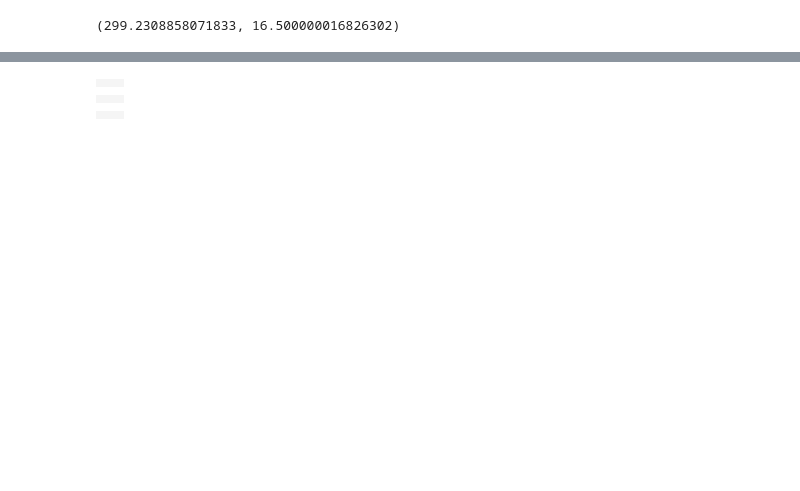
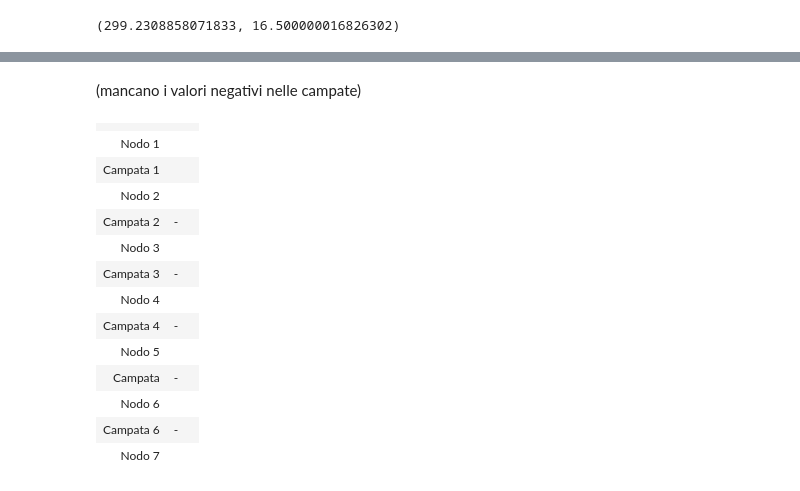
Before and after one commit to sononicola/Sicurezza_Strutturale, a Jupyter notebook: Risolutore Trave.ipynb, the cells around one changed output, grey strips where cells are left out. Drawn from its saved outputs; the diff is of its cells as text; code cells hidden in the pictures; blank space fills up the shorter version.

Commit message:
tabella momento (mancano i valori alle campate)

```diff
--- a/Risolutore Trave.ipynb
+++ b/Risolutore Trave.ipynb
@@ -467,18 +465,42 @@ $294.11311129658293$ & $-71.18276946790614$ \\
+# %% [markdown]
+(mancano i valori negativi nelle campate)
 # %%
-table(
+# M+ è sotto, M- sopra
+
+d=0.05
+SLU_table = table(
         rows=[
-            [find_local_maximum(SLU_max,lung[0],lung[1])[0],      find_local_minimum(SLU_min,lung[0],lung[1])[0]],
-            [find_local_maximum(SLU_max,lung[1],lung[2])[0],      find_local_minimum(SLU_min,lung[1],lung[2])[0]],
-            [find_local_maximum(SLU_max,lung[2],lung[3])[0],      find_local_minimum(SLU_min,lung[2],lung[3])[0]],
-            [find_local_maximum(SLU_max,lung[3],lung[4])[0],      find_local_minimum(SLU_min,lung[3],lung[4])[0]],
-            [find_local_maximum(SLU_max,lung[4],lung[5])[0],      find_local_minimum(SLU_min,lung[4],lung[5])[0]],
-            [find_local_maximum(SLU_max,lung[5],lung[6])[0],      find_local_minimum(SLU_min,lung[5],lung[6])[0]],
-        ]
+            [0,0],
+            [0,                                                         abs(find_local_minimum(SLU_min,lung[0],lung[1])[0])     ],
+            [find_local_maximum(SLU_max,lung[1]-d,lung[1]+d)[0],      0                                                         ], #nodo 2
+            ["-",                                                         abs(find_local_minimum(SLU_min,lung[1],lung[2])[0])   ],
+            [find_local_maximum(SLU_max,lung[2]-d,lung[2]+d)[0],      0                                                         ],
+            ["-",                                                         abs(find_local_minimum(SLU_min,lung[2],lung[3])[0])   ],
+            [find_local_maximum(SLU_max,lung[3]-d,lung[3]+d)[0],      0                                                         ],
+            ["-",                                                         abs(find_local_minimum(SLU_min,lung[3],lung[4])[0])   ],
+            [find_local_maximum(SLU_max,lung[4]-d,lung[4]+d)[0],      0                                                         ],
+            ["-",                                                         abs(find_local_minimum(SLU_min,lung[4],lung[5])[0])   ],
+            [find_local_maximum(SLU_max,lung[5]-d,lung[5]+d)[0],      0                                                         ],
+            ["-",                                                         abs(find_local_minimum(SLU_min,lung[5],lung[6])[0])   ],
+            [find_local_maximum(SLU_max,lung[6]-d,lung[6]+d)[0],      abs(find_local_minimum(SLU_min,lung[6]-d,lung[6]+d)[0])   ], #7 incastro
+        ],
+        header_row=["$M^{-}$", "$M^{+}$"],
+        header_column=["","Nodo 1","Campata 1","Nodo 2","Campata 2","Nodo 3","Campata 3","Nodo 4","Campata 4","Nodo 5","Campata ","Nodo 6","Campata 6","Nodo 7"],
+        align='center'
 )
+SLU_table
 # %% [output]
-|  |  |
-|  |  |
-|  |  |
-|  |  |
-|  |  |
-|  |  |
+|  |  |  |
+| Nodo 1 |  |  |
+| Campata 1 |  |  |
+| Nodo 2 |  |  |
+| Campata 2 | - |  |
+| Nodo 3 |  |  |
+| Campata 3 | - |  |
+| Nodo 4 |  |  |
+| Campata 4 | - |  |
+| Nodo 5 |  |  |
+| Campata | - |  |
+| Nodo 6 |  |  |
+| Campata 6 | - |  |
+| Nodo 7 |  |  |
```
Also changed, not shown: parts of 18 cells of this notebook.
